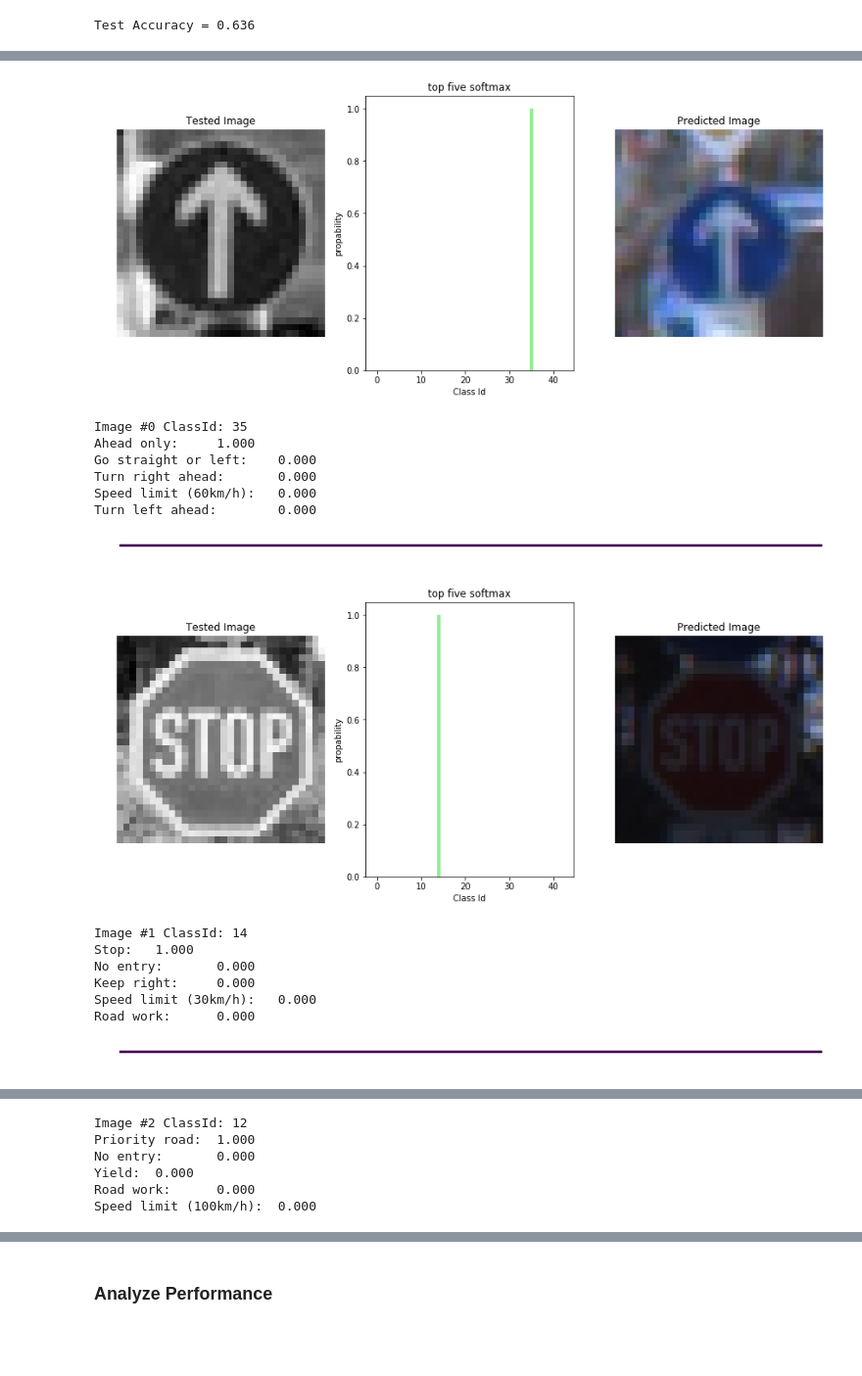
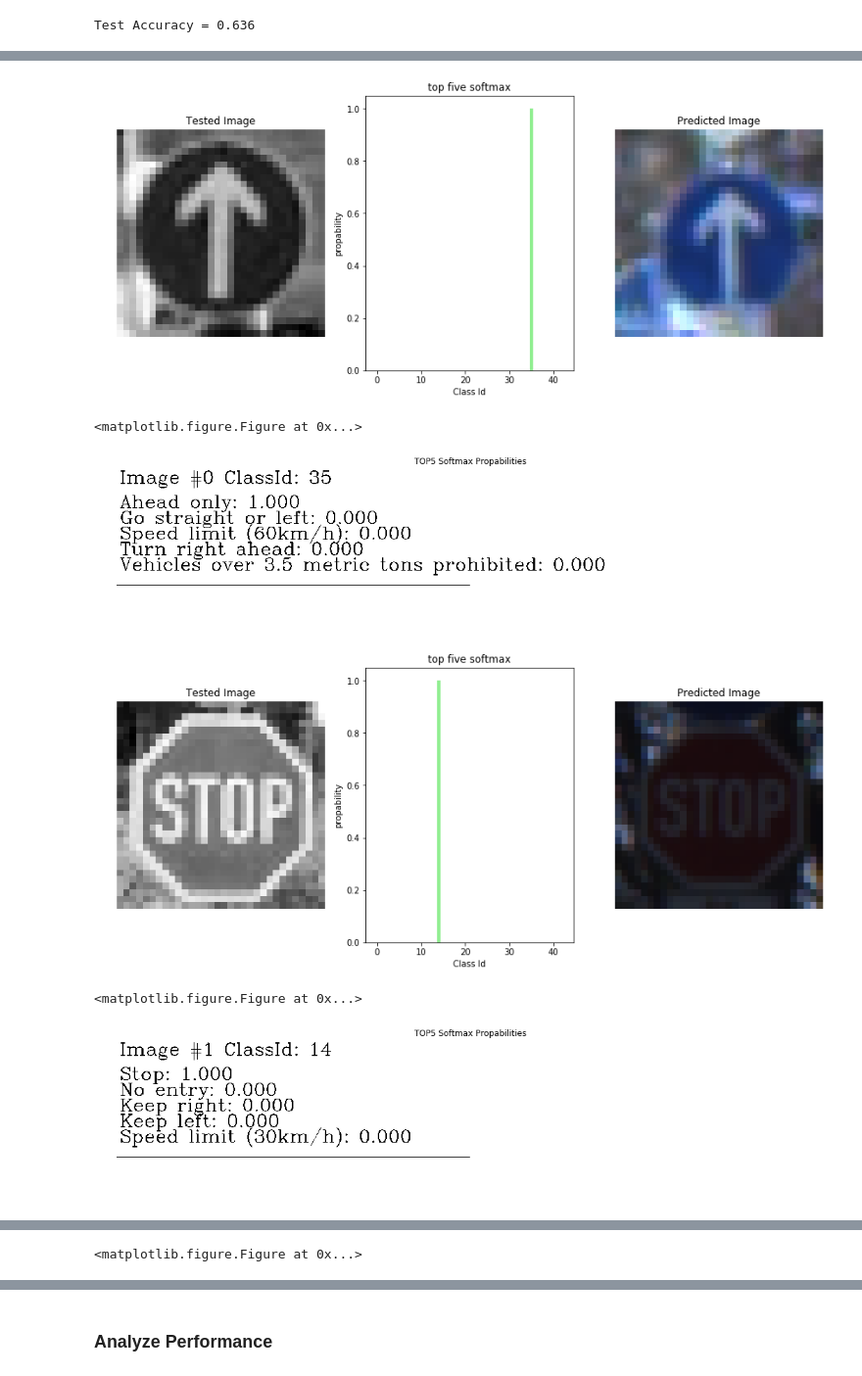
Before and after one commit to SiRi13/CarND-Traffic-Sign-Classifier-Project, a Jupyter notebook: Traffic_Sign_Classifier.ipynb, the cells around one changed output, grey strips where cells are left out. Shown at 98% size. Cells and saved outputs as stored; diff of their text form; code cells hidden in the pictures; blank space fills up the shorter version.

```diff
--- a/Traffic_Sign_Classifier.ipynb
+++ b/Traffic_Sign_Classifier.ipynb
@@ -126,7 +128,7 @@ y_train_group.groups.keys()
 dict_keys([0, 1, 2, 3, 4, 5, 6, 7, 8, 9, 10, 11, 12, 13, 14, 15, 16, 17, 18, 19, 20, 21, 22, 23, 24, 25, 26, 27, 28, 29, 30, 31, 32, 33, 34, 35, 36, 37, 38, 39, 40, 41, 42])
 # %%
 plt.figure(figsize=(15,10))
-for i in range(1,n_classes):
+for i in range(1,n_classes+1):
     # get random image from train set
     index = y_train_group.groups.get(i-1)[np.random.randint(0, len(y_train_group.groups.get(i-1)))]
     image = X_train_org[index].squeeze()
@@ -139,6 +141,6 @@ for i in range(1,n_classes):
     plt.imshow(image)
 
 plt.tight_layout()
-
+plt.savefig('./images/signs_overview.png', bbox_inches='tight')
 del index, image, label
 # %% [output]
@@ -478,6 +485,7 @@ def conv2d_maxpool(x_tensor, layer_name, padding, convStrides=[1,1,1,1], poolKer
     return pooled
 # %%
 def fully_connected(x_tensor, layer_name, activate=True, dropout=True, debug=False):
+    global LAYERS
     l_W = weights[layer_name + '_W']
     l_b = biases[layer_name + '_b']
 
@@ -490,6 +498,7 @@ def fully_connected(x_tensor, layer_name, activate=True, dropout=True, debug=Fal
     if activate:
         # adding activation
         retVal = tf.nn.relu(retVal)
+        LAYERS[layer_name] = retVal
         if debug: print(layer_name, ' got activated')
 
     if dropout:
@@ -587,7 +596,7 @@ with tf.Session() as sess:
     if tf.train.latest_checkpoint('./') != None or len(saver.last_checkpoints) > 0:
         print('restore checkpoint')
         saver.restore(sess, tf.train.latest_checkpoint('.'))
-        EPOCHS = 15
+        EPOCHS = 5
 
     num_examples = len(X_train)
 
@@ -774,49 +788,60 @@ with tf.Session() as sess:
         if str(img_idx) in images_with_labels:
             predicted_img = images_with_labels.get(str(predictedClass))
 
         fig = plt.figure(figsize=(15,6))
         plt.subplot(1,3,1)
         plt.imshow(image.squeeze(), cmap='gray')
         plt.title('Tested Image')
         plt.axis('off')
         plt.subplot(1,3,2)
         plt.bar(left=signnames.ClassId, height=softmax_predictions[0], color='lightgreen')
         plt.xlabel('Class Id')
         plt.ylabel('propability')
         plt.title('top five softmax')
         plt.subplot(1,3,3)
         plt.imshow(predicted_img)
         plt.axis('off')
         plt.title('Predicted Image')
         plt.show()
         fig.tight_layout()
+        plt.savefig('./images/predicted_{}.png'.format(img_idx), bbox_inches='tight')
 
-        sys.stdout.write("Image #{} ClassId: {}\n".format(img_idx, predictedClass))
+        textImage = np.ones((500, 2400))
+        fontFace = cv2.FONT_HERSHEY_COMPLEX
+        fontScale = thickness = 2
+        baseline = leftBorder = 10
+        firstLine = "Image #{} ClassId: {}".format(img_idx, predictedClass)
+        textSize = cv2.getTextSize(firstLine, fontFace, fontScale, thickness)
+        baseline += textSize[0][1]
+        textImage = cv2.putText(textImage, firstLine, (leftBorder, baseline), fontFace, fontScale, (0,0,0),
+                                thickness)
+        baseline += 30
         for probability, classId in zip(topProbabilities[0], topClasses[0]):
-            sys.stdout.write("{}:\t{:.3f}\n".format(signnames.SignName[classId], probability))
+            txt = "{}: {:.3f}".format(signnames.SignName[classId], probability)
+            textSize = cv2.getTextSize(txt, fontFace, fontScale, thickness)
+            baseline += textSize[0][1] + 10
+            textImage = cv2.putText(textImage, txt, (leftBorder, baseline), fontFace, fontScale, (0,0,0),
+                                    thickness)
+
+        textImage = cv2.line(textImage, (0, baseline+50), (int(2390/2), baseline+50), (0,0,0),
+                             thickness)
 
         plt.figure(figsize=(15,6))
+        plt.title("TOP5 Softmax Propabilities")
         plt.axis('off')
-        plt.imshow(h_line)
+        plt.imshow(textImage, cmap='gray')
+        plt.tight_layout()
+        plt.savefig('./images/predicted_text_{}.png'.format(img_idx), bbox_inches='tight')
+        plt.show()
 
         # test image class
         testClass = y_new[img_idx]
         # if predictedClass == testClass it was a correct match
         n_correct += 1 if predictedClass == testClass else 0
 # %% [output]
-[figure, old version]
+[figure, new version]
-Image #0 ClassId: 35
-Ahead only:     1.000
-Go straight or left:    0.000
-Turn right ahead:       0.000
-Speed limit (60km/h):   0.000
-Turn left ahead:        0.000
+<matplotlib.figure.Figure at 0x...>
-[figure, old version]
+[figure, new version]
-[figure, old version]
+[figure, new version]
-Image #1 ClassId: 14
-Stop:   1.000
-No entry:       0.000
-Keep right:     0.000
-Speed limit (30km/h):   0.000
-Road work:      0.000
+<matplotlib.figure.Figure at 0x...>
-[figure, old version]
+[figure, new version]
@@ -824,6 +849 @@ Road work:      0.000
-Image #2 ClassId: 12
-Priority road:  1.000
-No entry:       0.000
-Yield:  0.000
-Road work:      0.000
-Speed limit (100km/h):  0.000
+<matplotlib.figure.Figure at 0x...>
```
Also changed, not shown: parts of 27 cells of this notebook, 4 other files.
